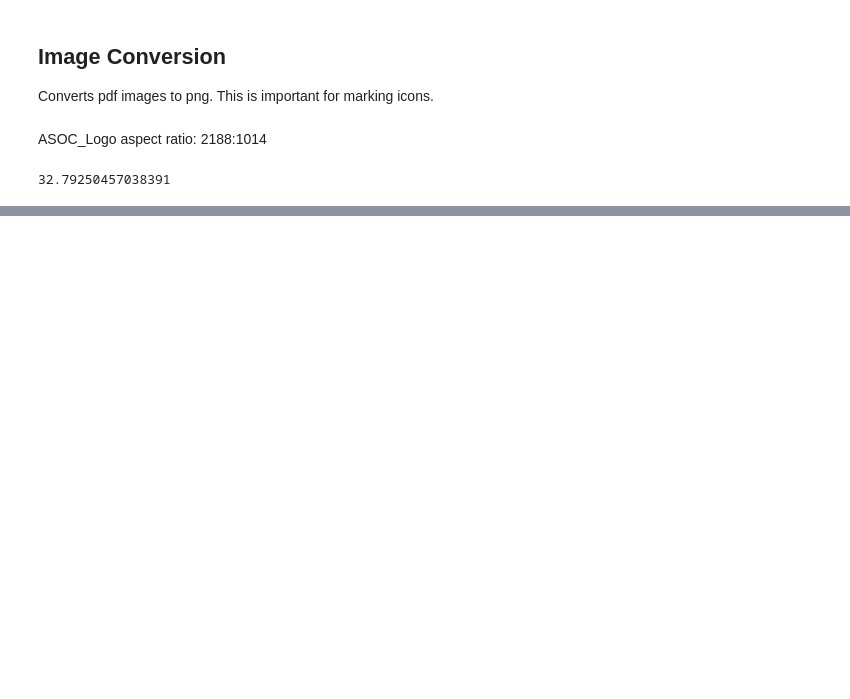
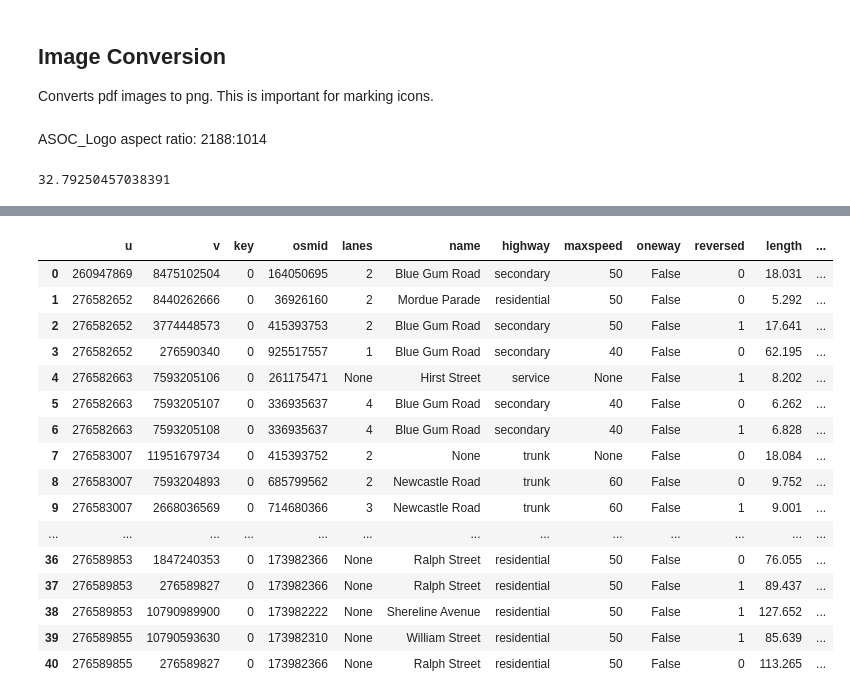
Before and after one commit to NUAC-AV/ASOC-UON, a Jupyter notebook: ASOC_Walks.ipynb, the cells around one changed output, grey strips where cells are left out. Saved outputs shown, nothing was run; the diff lists cells and outputs as text; code cells hidden in the pictures; blank space fills up the shorter version.

```diff
--- a/ASOC_Walks.ipynb
+++ b/ASOC_Walks.ipynb
@@ -411,0 +501,27 @@ ratio = 2188/1025
+# %%
+gdf =edges#.set_geometry(col='geometry', inplace=True)
+#gdf.to_file('dataframe.shp')
+#gdf.to_file("filename.geojson", driver='GeoJSON')
+#gdf.to_file('Letterboxing_Maps/file.shp', driver='ESRI Shapefile')
+gdf
+#import geopandas as gpd
+g = gpd.read_file("filename.geojson")
+g
+# %% [output]
+|  | u | v | key | osmid | lanes | name | highway | maxspeed | oneway | reversed | length | ... |
+| 0 | 260947869 | 8475102504 | 0 | 164050695 | 2 | Blue Gum Road | secondary | 50 | False | 0 | 18.031 | ... |
+| 1 | 276582652 | 8440262666 | 0 | 36926160 | 2 | Mordue Parade | residential | 50 | False | 0 | 5.292 | ... |
+| 2 | 276582652 | 3774448573 | 0 | 415393753 | 2 | Blue Gum Road | secondary | 50 | False | 1 | 17.641 | ... |
+| 3 | 276582652 | 276590340 | 0 | 925517557 | 1 | Blue Gum Road | secondary | 40 | False | 0 | 62.195 | ... |
+| 4 | 276582663 | 7593205106 | 0 | 261175471 | None | Hirst Street | service | None | False | 1 | 8.202 | ... |
+| 5 | 276582663 | 7593205107 | 0 | 336935637 | 4 | Blue Gum Road | secondary | 40 | False | 0 | 6.262 | ... |
+| 6 | 276582663 | 7593205108 | 0 | 336935637 | 4 | Blue Gum Road | secondary | 40 | False | 1 | 6.828 | ... |
+| 7 | 276583007 | 11951679734 | 0 | 415393752 | 2 | None | trunk | None | False | 0 | 18.084 | ... |
+| 8 | 276583007 | 7593204893 | 0 | 685799562 | 2 | Newcastle Road | trunk | 60 | False | 0 | 9.752 | ... |
+| 9 | 276583007 | 2668036569 | 0 | 714680366 | 3 | Newcastle Road | trunk | 60 | False | 1 | 9.001 | ... |
+| ... | ... | ... | ... | ... | ... | ... | ... | ... | ... | ... | ... | ... |
+| 36 | 276589853 | 1847240353 | 0 | 173982366 | None | Ralph Street | residential | 50 | False | 0 | 76.055 | ... |
+| 37 | 276589853 | 276589827 | 0 | 173982366 | None | Ralph Street | residential | 50 | False | 1 | 89.437 | ... |
+| 38 | 276589853 | 10790989900 | 0 | 173982222 | None | Shereline Avenue | residential | 50 | False | 1 | 127.652 | ... |
+| 39 | 276589855 | 10790593630 | 0 | 173982310 | None | William Street | residential | 50 | False | 1 | 85.639 | ... |
+| 40 | 276589855 | 276589827 | 0 | 173982366 | None | Ralph Street | residential | 50 | False | 0 | 113.265 | ... |
```
Also changed, not shown: parts of 11 cells of this notebook, 29 other files.
